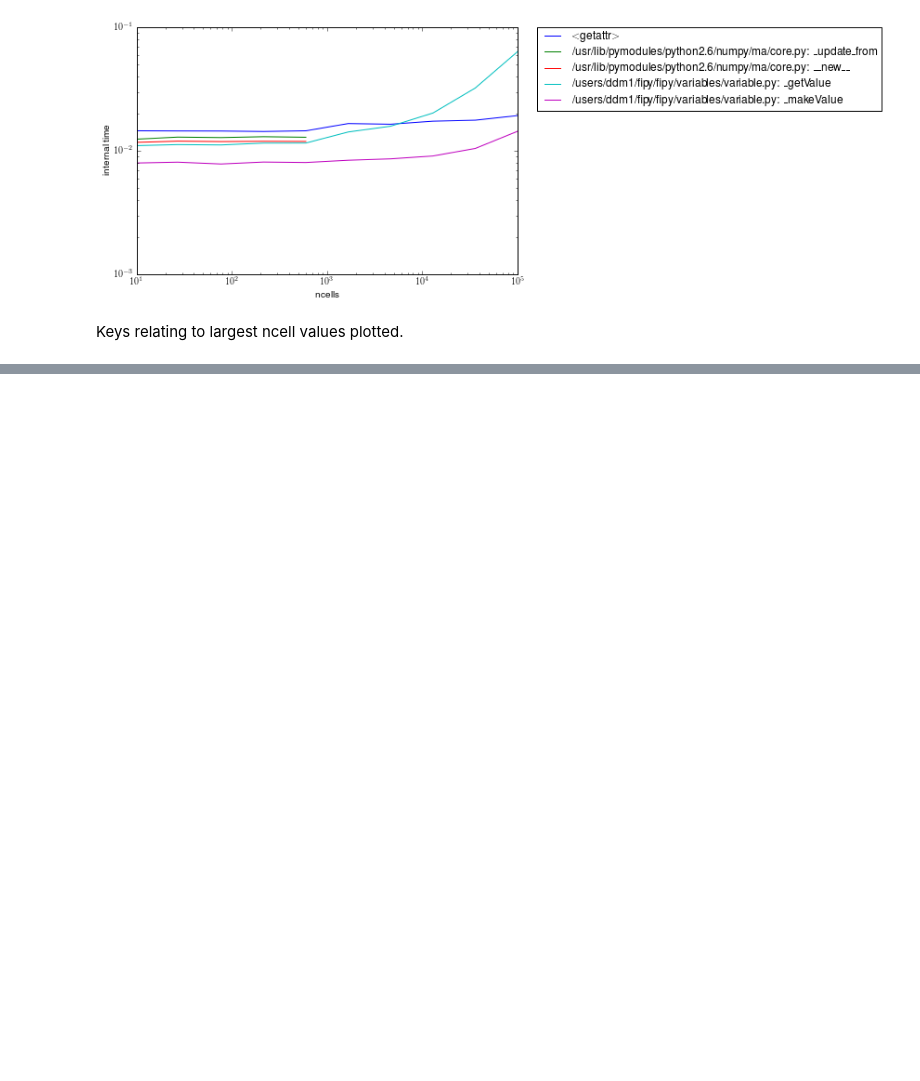
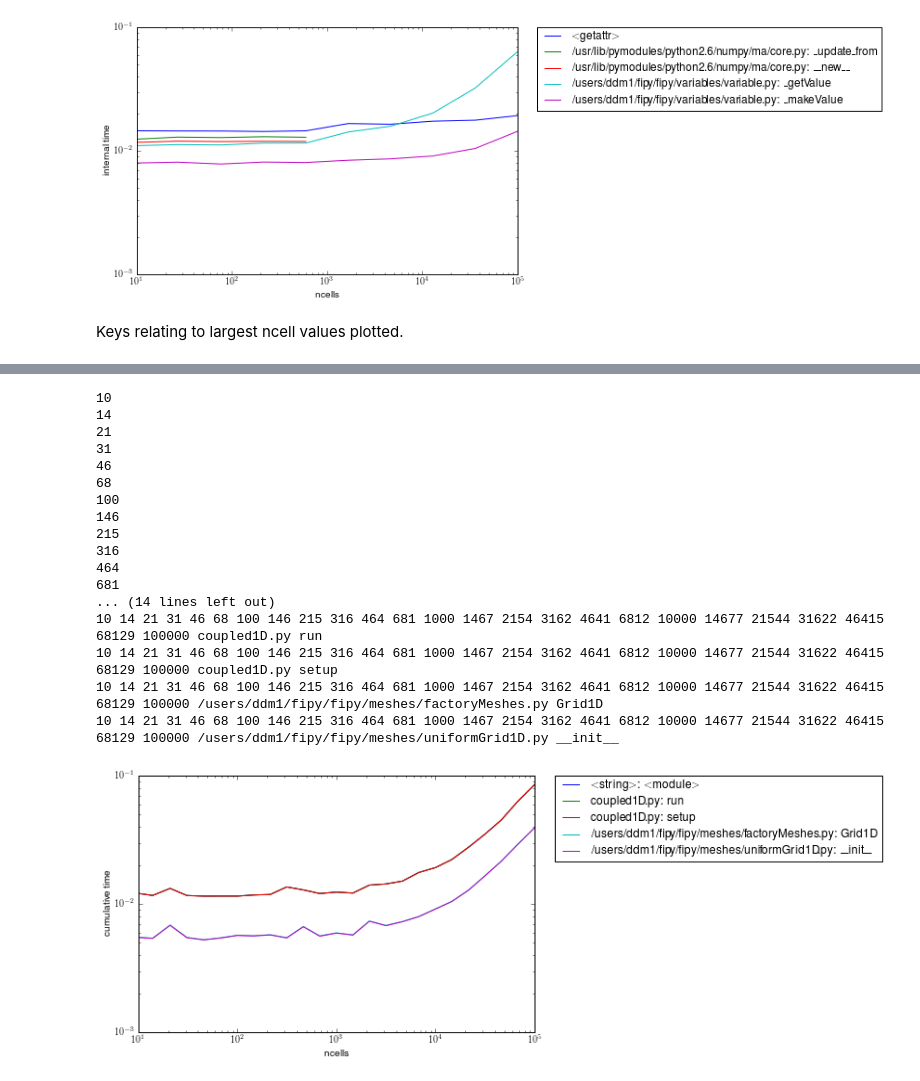
Before and after one commit to dmurali1/SURF2013, a Jupyter notebook: Preliminary_Profiling.ipynb, the cells around one changed output, grey strips where cells are left out. Drawn from its saved outputs; the diff is of its cells as text; code cells hidden in the pictures; blank space fills up the shorter version.

```diff
--- a/Preliminary_Profiling.ipynb
+++ b/Preliminary_Profiling.ipynb
@@ -204,0 +231,27 @@ prof.plot(keys[:5], "time", doFullProfile=False)
+# %%
+from coupled1D import CoupledSimulation
+from profiling_functions import FiPyProfile
+coup = CoupledSimulation()
+ncells = np.array(np.logspace(1, 5, 25), dtype=int)
+prof = FiPyProfile(coup.run, ncells, regenerate=True)
+keys = prof.get_sorted_keys(ncells[-1], sort_field="cumulative")
+prof.plot(keys[:5], "cumulative")
+# %% [output]
+10
+14
+21
+31
+46
+68
+100
+146
+215
+316
+464
+681
+... (14 lines left out)
+10 14 21 31 46 68 100 146 215 316 464 681 1000 1467 2154 3162 4641 6812 10000 14677 21544 31622 46415 68129 100000 coupled1D.py run
+10 14 21 31 46 68 100 146 215 316 464 681 1000 1467 2154 3162 4641 6812 10000 14677 21544 31622 46415 68129 100000 coupled1D.py setup
+10 14 21 31 46 68 100 146 215 316 464 681 1000 1467 2154 3162 4641 6812 10000 14677 21544 31622 46415 68129 100000 /users/ddm1/fipy/fipy/meshes/factoryMeshes.py Grid1D
+10 14 21 31 46 68 100 146 215 316 464 681 1000 1467 2154 3162 4641 6812 10000 14677 21544 31622 46415 68129 100000 /users/ddm1/fipy/fipy/meshes/uniformGrid1D.py __init__
+[figure, added]
```
Also changed, not shown: parts of 7 cells of this notebook, 3 other files.
